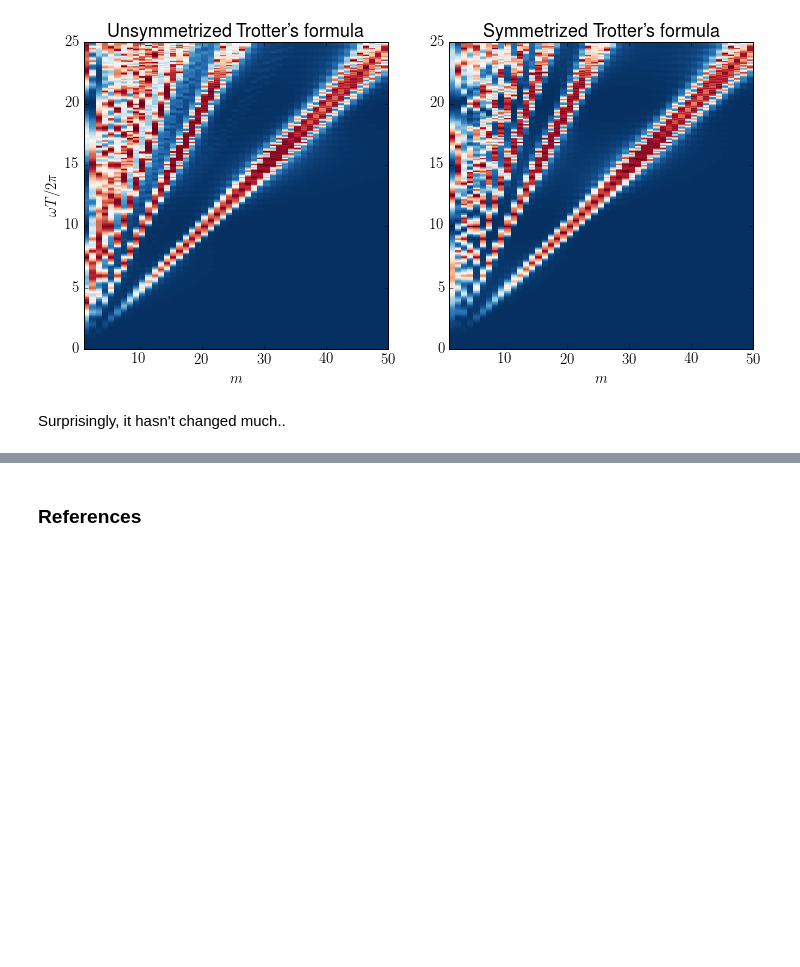
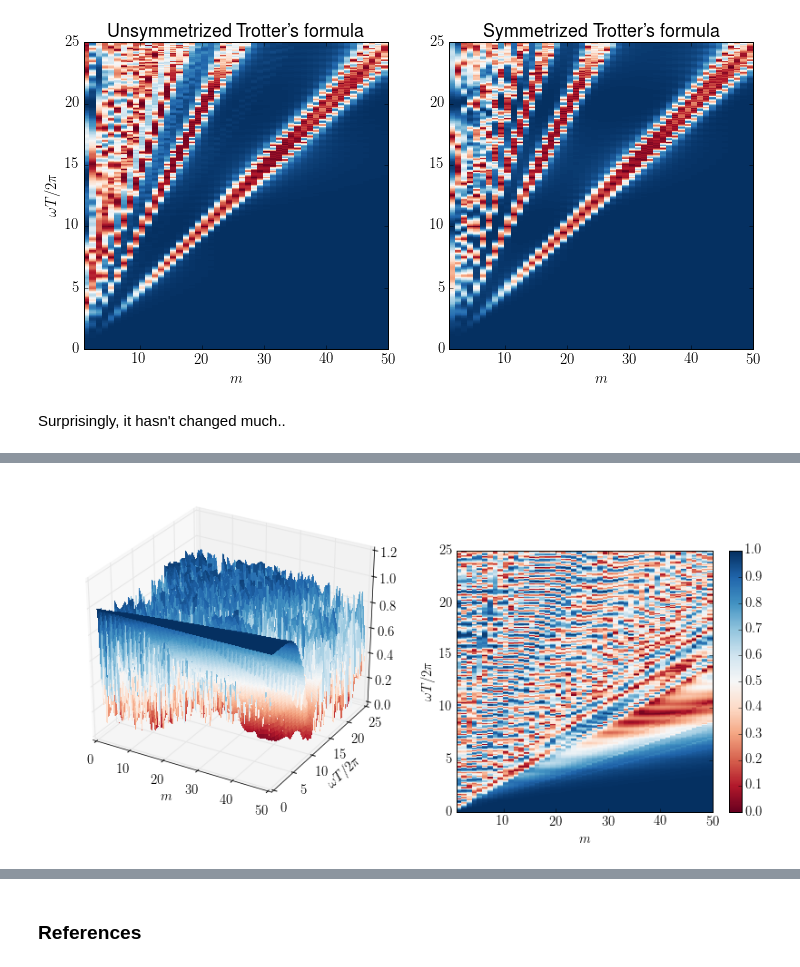
Before and after one commit to eunjongkim/trotter-formula, a Jupyter notebook: notebooks/trotter-formula-rabi-model-1.ipynb, the cells around one changed output, grey strips where cells are left out. Drawn from its saved outputs; the diff is of its cells as text; code cells hidden in the pictures; blank space fills up the shorter version.

```diff
--- a/notebooks/trotter-formula-rabi-model-1.ipynb
+++ b/notebooks/trotter-formula-rabi-model-1.ipynb
@@ -421,0 +473,22 @@ Surprisingly, it hasn't changed much..
+# %%
+wc = 1.0  * 2 * np.pi  # cavity frequency
+wa = 1.0  * 2 * np.pi  # atom frequency
+g  = 0.5 * 2 * np.pi  # coupling strength
+
+# Rabi Model Hamiltonian decomposed into three parts:
+H_list = [wc * a.dag() * a + wa * sm.dag() * sm,
+          g * (a.dag() * sm.dag() + a * sm),
+          g * (a * sm.dag() + a.dag() * sm)]
+H = sum(H_list)
+# %%
+X, Y = np.meshgrid(m_list, T_list)
+Z = np.zeros((len(T_list), len(m_list)))
+
+for i1, m in enumerate(m_list):
+    for i2, T in enumerate(T_list):
+        rho_af = U_a_sym(H_list, T, m) * psi0
+        rho_0f = U(H, T) * psi0
+        Z[i2, i1] = fidelity(rho_af, rho_0f)
+# %%
+generate_maps(X, Y, Z)
+# %% [output]
@@ -421,0 +496 @@ Surprisingly, it hasn't changed much..
+[figure, added]
```
Also changed, not shown: parts of 17 cells of this notebook, 1 other file.
